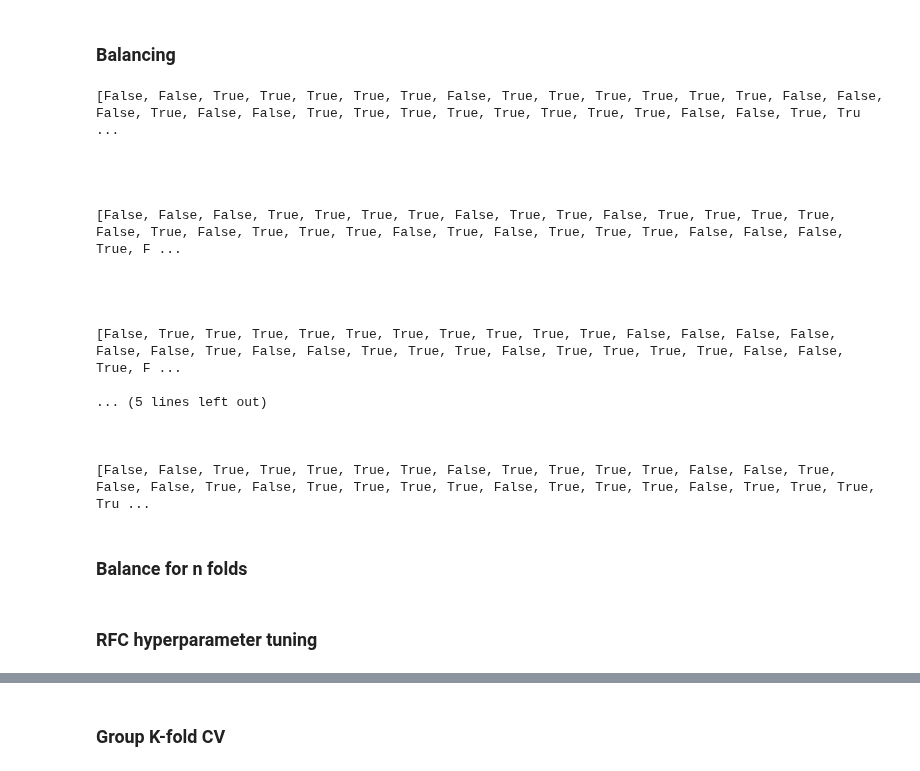
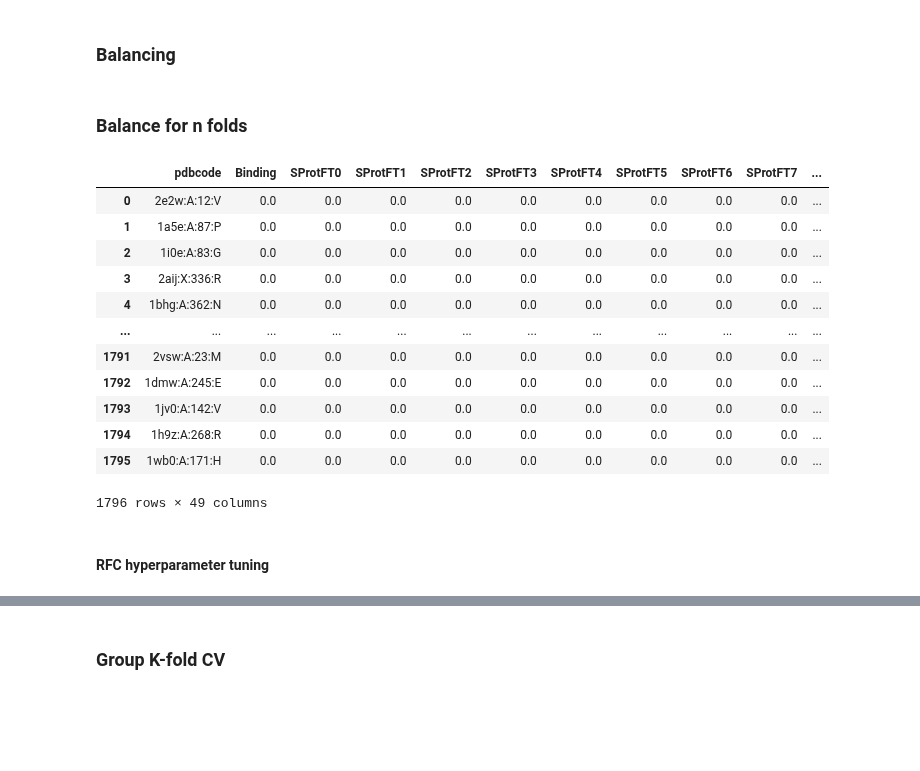
Before and after one commit to Shamin2512/SKL_E2, a Jupyter notebook: MutationClassification.ipynb, the cells around one changed output, grey strips where cells are left out. Saved outputs shown, nothing was run; the diff lists cells and outputs as text; code cells hidden in the pictures; blank space fills up the shorter version.

Commit message:
Obtain PDB code only datasets for all folds

```diff
--- a/MutationClassification.ipynb
+++ b/MutationClassification.ipynb
@@ -187,25 +177,3 @@ BF                           = Balance_ratio(maxSize, minSize)
-# %%
-for i in range(BF):
-    usedLines = balance(inData, classData, minClass, minSize)
-    print(f"{usedLines}\n\n\n\n")
-# %% [output]
-[False, False, True, True, True, True, True, False, True, True, True, True, True, True, False, False, False, True, False, False, True, True, True, True, True, True, True, True, False, False, True, Tru ...
-
-
-
-
-[False, False, False, True, True, True, True, False, True, True, False, True, True, True, True, False, True, False, True, True, True, False, True, False, True, True, True, False, False, False, True, F ...
-
-
-
-
-[False, True, True, True, True, True, True, True, True, True, True, False, False, False, False, False, False, True, False, False, True, True, True, False, True, True, True, True, False, False, True, F ...
-
-... (5 lines left out)
-
-
-
-[False, False, True, True, True, True, True, False, True, True, True, True, False, False, True, False, False, True, False, True, True, True, True, False, True, True, True, False, True, True, True, Tru ...
 # %%
 def balance_data(inData, classData, usedLines):
     """     Input:     inData      array of input training data
@@ -218,17 +186,17 @@ def balance_data(inData, classData, usedLines):
         The index [i] is the identifier between the two arrays.
     """
     Input_balance = []
-    Label_balance = []
+
     for i in range(len(inData)):
         if usedLines[i]:
             Input_balance.append(inData[i])
-            Label_balance.append(classData[i])
 
 #     Input_balance = np.stack(Input_balance, axis =0)
 #     Label_balance = np.stack(Label_balance, axis =0)
 
-    Input_balance = pd.DataFrame(Input_balance, columns = ['PDB code','Binding', 'SProtFT0', 'SProtFT1', 'SProtFT2', 'SProtFT3', 'SProtFT4', 'SProtFT5', 'SProtFT6', 'SProtFT7', 'SProtFT8', 'SProtFT9', 'SProtFT10', 'SProtFT11', 'SProtFT12', 'Interface', 'Relaccess', 'Impact', 'HBonds', 'SPhobic', 'CPhilic', 'BCharge', 'SSGeom', 'Voids', 'MLargest1', 'MLargest2', 'MLargest3', 'MLargest4', 'MLargest5', 'MLargest6', 'MLargest7', 'MLargest8', 'MLargest9', 'MLargest10', 'NLargest1', 'NLargest2', 'NLargest3', 'NLargest4', 'NLargest5', 'NLargest6', 'NLargest7', 'NLargest8', 'NLargest9', 'NLargest10', 'Clash', 'Glycine', 'Proline', 'CisPro', 'Class'])
-    Label_balance = pd.Series(Label_balance)
+    Input_balance = pd.DataFrame(Input_balance, columns = ['pdbcode','Binding', 'SProtFT0', 'SProtFT1', 'SProtFT2', 'SProtFT3', 'SProtFT4', 'SProtFT5', 'SProtFT6', 'SProtFT7', 'SProtFT8', 'SProtFT9', 'SProtFT10', 'SProtFT11', 'SProtFT12', 'Interface', 'Relaccess', 'Impact', 'HBonds', 'SPhobic', 'CPhilic', 'BCharge', 'SSGeom', 'Voids', 'MLargest1', 'MLargest2', 'MLargest3', 'MLargest4', 'MLargest5', 'MLargest6', 'MLargest7', 'MLargest8', 'MLargest9', 'MLargest10', 'NLargest1', 'NLargest2', 'NLargest3', 'NLargest4', 'NLargest5', 'NLargest6', 'NLargest7', 'NLargest8', 'NLargest9', 'NLargest10', 'Clash', 'Glycine', 'Proline', 'CisPro', 'Class'])
+
+    return Input_balance
 # %% [markdown]
 ### Balance for n folds
 # %%
@@ -245,19 +213,47 @@ def Balance_Folds(BF, inData, classData, minClass, minSize):
         where each item is the output of balance_data()
     """
     Input_folds = []
-    Output_folds = []
 
-    for fold in range(BF):
+    for i in range(BF):
+        usedLines = balance(inData, classData, minClass, minSize)
+        Input_balance = balance_data(inData, classData, usedLines)
         Input_folds.append(Input_balance)
-        Output_folds.append(Label_balance)
 
     with open('Balanced training data.txt', 'w') as f:
         for number, fold in zip(range(BF), Input_folds):
             f.write(f"Fold: {number}\n\n{fold}\n\n\n")
 
-    return Input_folds, Output_folds
+    return Input_folds
+# %%
+file                         = 'E2.csv'
+Output                       = Clean_data(file)
+
+Training_Set, Testing_Set, labels = Train_Test_Split(Output)
+inData                       = Training_Set.to_numpy()
+classData                    = labels.to_numpy()
+
+minClass, minSize, maxSize   = find_minority_class(classData)
+BF                           = Balance_ratio(maxSize, minSize)
+usedLines = balance(inData, classData, minClass, minSize)
+Input_folds = Balance_Folds(BF, inData, classData, minClass, minSize)
+# %%
+Input_folds[0]
+# %% [output]
+|  | pdbcode | Binding | SProtFT0 | SProtFT1 | SProtFT2 | SProtFT3 | SProtFT4 | SProtFT5 | SProtFT6 | SProtFT7 | ... |
+| 0 | 2e2w:A:12:V | 0.0 | 0.0 | 0.0 | 0.0 | 0.0 | 0.0 | 0.0 | 0.0 | 0.0 | ... |
+| 1 | 1a5e:A:87:P | 0.0 | 0.0 | 0.0 | 0.0 | 0.0 | 0.0 | 0.0 | 0.0 | 0.0 | ... |
+| 2 | 1i0e:A:83:G | 0.0 | 0.0 | 0.0 | 0.0 | 0.0 | 0.0 | 0.0 | 0.0 | 0.0 | ... |
+| 3 | 2aij:X:336:R | 0.0 | 0.0 | 0.0 | 0.0 | 0.0 | 0.0 | 0.0 | 0.0 | 0.0 | ... |
+| 4 | 1bhg:A:362:N | 0.0 | 0.0 | 0.0 | 0.0 | 0.0 | 0.0 | 0.0 | 0.0 | 0.0 | ... |
+| ... | ... | ... | ... | ... | ... | ... | ... | ... | ... | ... | ... |
+| 1791 | 2vsw:A:23:M | 0.0 | 0.0 | 0.0 | 0.0 | 0.0 | 0.0 | 0.0 | 0.0 | 0.0 | ... |
+| 1792 | 1dmw:A:245:E | 0.0 | 0.0 | 0.0 | 0.0 | 0.0 | 0.0 | 0.0 | 0.0 | 0.0 | ... |
+| 1793 | 1jv0:A:142:V | 0.0 | 0.0 | 0.0 | 0.0 | 0.0 | 0.0 | 0.0 | 0.0 | 0.0 | ... |
+| 1794 | 1h9z:A:268:R | 0.0 | 0.0 | 0.0 | 0.0 | 0.0 | 0.0 | 0.0 | 0.0 | 0.0 | ... |
+| 1795 | 1wb0:A:171:H | 0.0 | 0.0 | 0.0 | 0.0 | 0.0 | 0.0 | 0.0 | 0.0 | 0.0 | ... |
+1796 rows × 49 columns
 # %% [markdown]
-### RFC hyperparameter tuning
+#### RFC hyperparameter tuning
 # %%
 #  def Hyperparameter(BF, Input_folds, Output_folds):
 #     """ Input:      BF                Number of balancing folds needed
```
Also changed, not shown: parts of 4 cells of this notebook.
